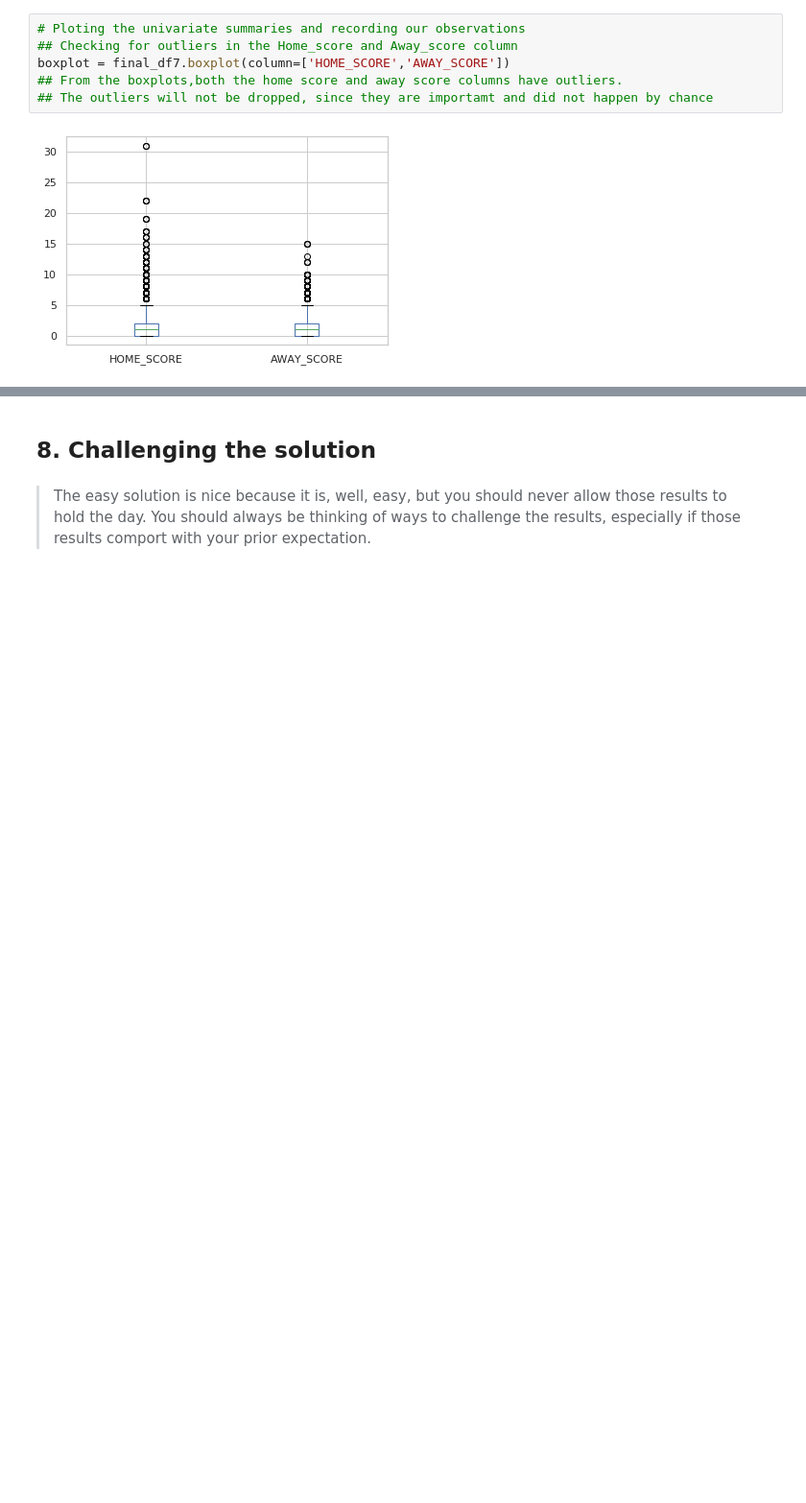
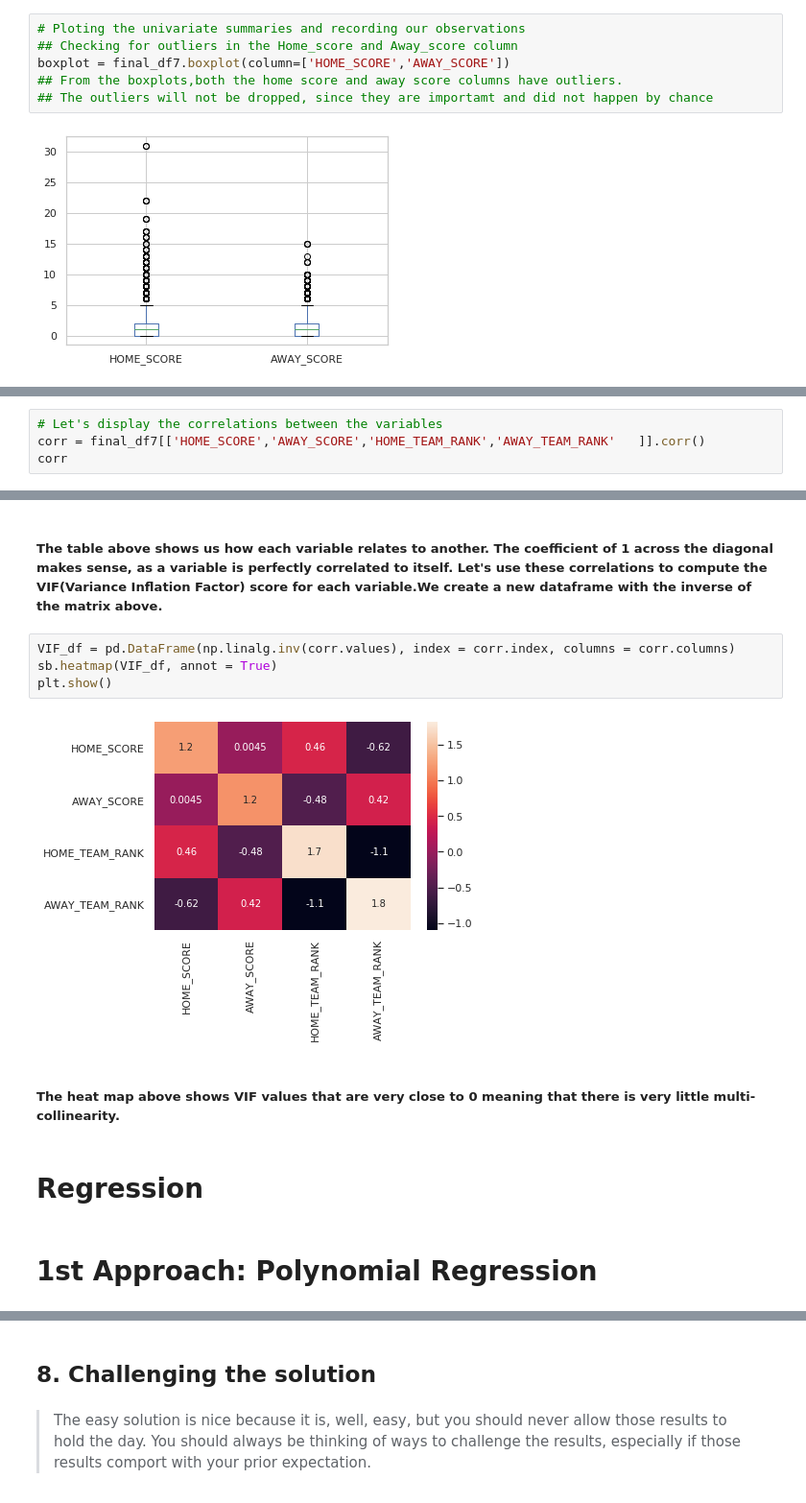
Before and after one commit to vivianusdjpy/SUPERVISED-LEARNING-WITH-EDA, a Jupyter notebook: Supervised_Learning_with_Exploratory_Data_Analysis_Mchezo_Pesa_Project.ipynb, the cells around one changed output, grey strips where cells are left out. Shown: that part at 96% size. Saved outputs shown, nothing was run; the diff lists cells and outputs as text; blank space fills up the shorter version.

Commit message:
Regression Analysis

```diff
--- a/Supervised_Learning_with_Exploratory_Data_Analysis_Mchezo_Pesa_Project.ipynb
+++ b/Supervised_Learning_with_Exploratory_Data_Analysis_Mchezo_Pesa_Project.ipynb
@@ -531,0 +531,4 @@ boxplot = final_df7.boxplot(column=['HOME_SCORE','AWAY_SCORE'])
+# %%
+# Let's display the correlations between the variables
+corr = final_df7[['HOME_SCORE','AWAY_SCORE','HOME_TEAM_RANK','AWAY_TEAM_RANK'	]].corr()
+corr
@@ -531,0 +541,14 @@ boxplot = final_df7.boxplot(column=['HOME_SCORE','AWAY_SCORE'])
+# %% [markdown]
+##### The table above shows us how each variable relates to another. The coefficient of 1 across the diagonal makes sense, as a variable is perfectly correlated to itself. Let's use these correlations to compute the VIF(Variance Inflation Factor) score for each variable.We create a new dataframe with the inverse of the matrix above.
+# %%
+VIF_df = pd.DataFrame(np.linalg.inv(corr.values), index = corr.index, columns = corr.columns)
+sb.heatmap(VIF_df, annot = True)
+plt.show()
+# %% [output]
+[figure, added]
+# %% [markdown]
+##### The heat map above shows VIF values that are very close to 0 meaning that there is very little multi-collinearity.
+# %% [markdown]
+# Regression
+# %% [markdown]
+# 1st Approach: Polynomial Regression
```
Also changed, not shown: parts of 6 cells of this notebook.
